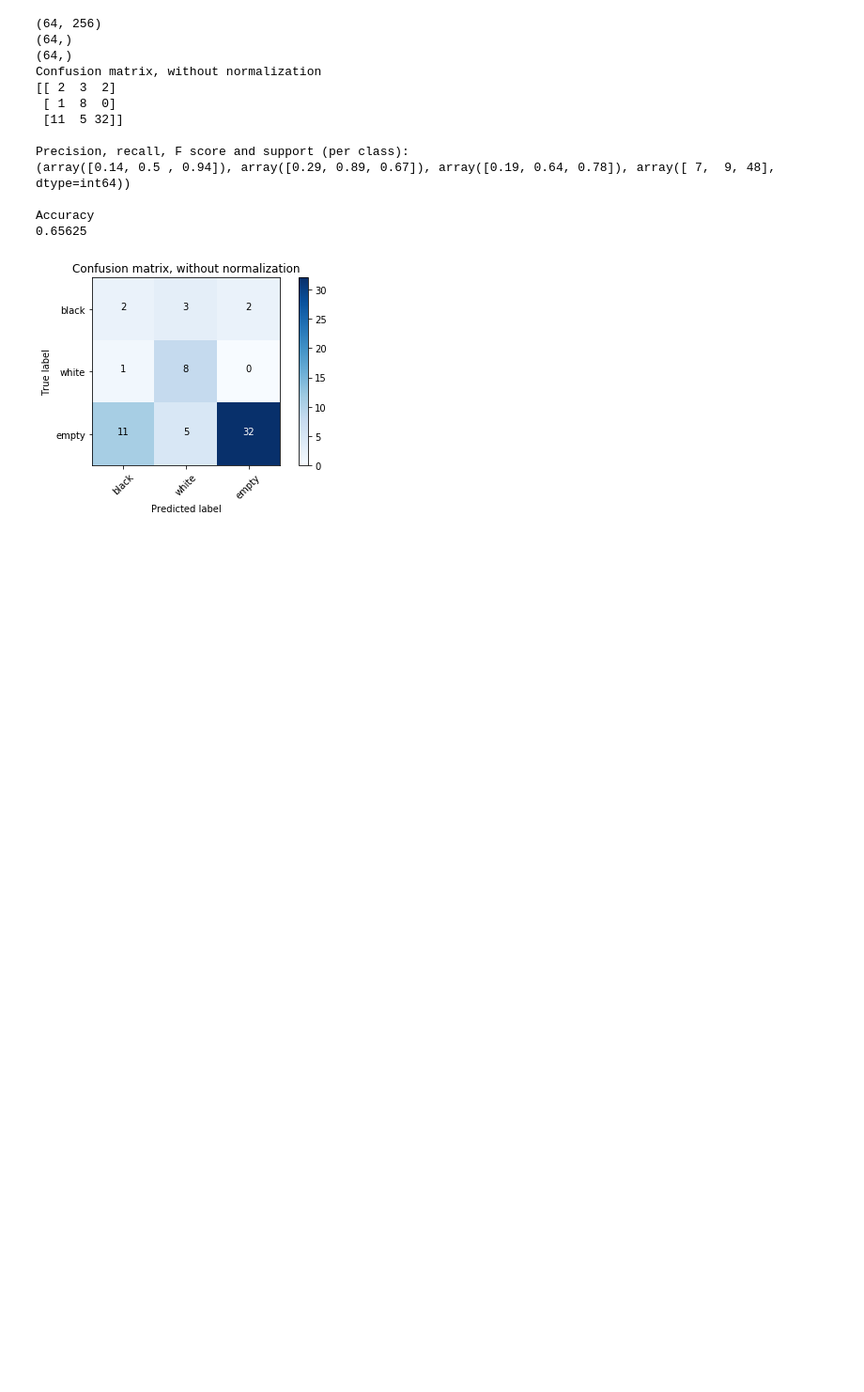
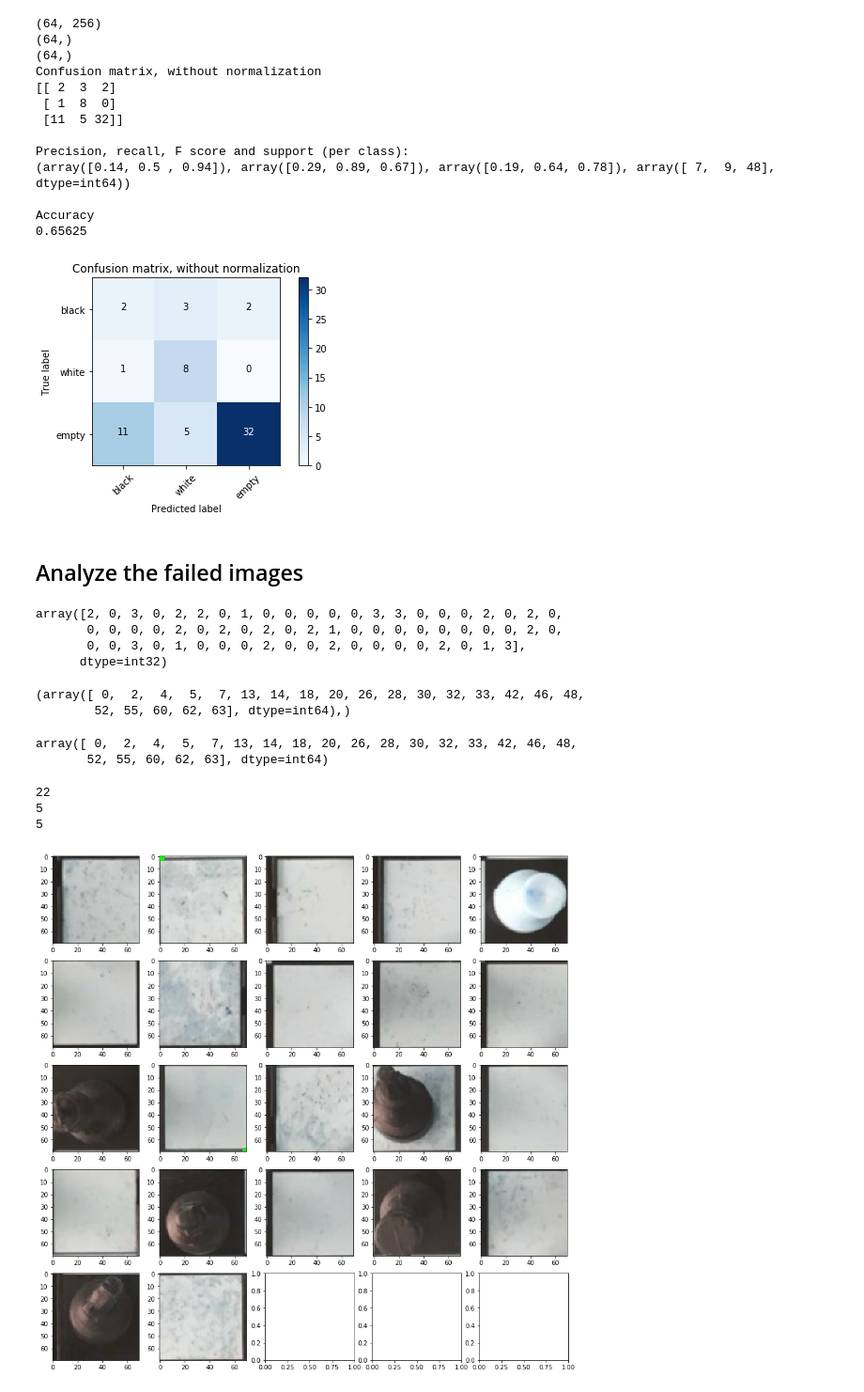
Before and after one commit to ace-racer/Extending-Board-Games-using-deep-learning, a Jupyter notebook: chess_piece_detection/3_class_classifier/Resized Image piece color detection.ipynb, the cells around one changed output. Shown: that part at 94% size. Cells and saved outputs as stored; diff of their text form; code cells hidden in the pictures; blank space fills up the shorter version.

```diff
--- a/chess_piece_detection/3_class_classifier/Resized Image piece color detection.ipynb
+++ b/chess_piece_detection/3_class_classifier/Resized Image piece color detection.ipynb
@@ -51,6 +111,6 @@ def get_features_labels(data_path):
 # %%
-X_train, y_train = get_features_labels("H:\\AR-ExtendingOnlineGames\\data\\chess_pieces_data\\Chess ID Public Data\\train")
-X_test, y_test = get_features_labels("H:\\AR-ExtendingOnlineGames\\data\\chess_pieces_data\\Chess ID Public Data\\test")
+X_train, y_train, _ = get_features_labels("H:\\AR-ExtendingOnlineGames\\data\\chess_pieces_data\\Chess ID Public Data\\train")
+X_test, y_test, _ = get_features_labels("H:\\AR-ExtendingOnlineGames\\data\\chess_pieces_data\\Chess ID Public Data\\test")
 print(X_train.shape)
 print(y_train.shape)
 print(X_test.shape)
@@ -138,7 +198,7 @@ Accuracy
 # %% [markdown]
 ## Check predictions on the images taken on my chess board
 # %%
-X_new, y_new = get_features_labels("H:\\AR-ExtendingOnlineGames\\data\\myboard_images")
+X_new, y_new, X_new_images = get_features_labels("H:\\AR-ExtendingOnlineGames\\data\\myboard_images")
 print(X_new.shape)
 print(y_new.shape)
 
@@ -161,3 +221,55 @@ Precision, recall, F score and support (per class):
 Accuracy
 0.65625
 [figure]
+# %% [markdown]
+## Analyze the failed images
+# %%
+y_results = y_new ^ y_new_predictions
+y_results
+# %% [output]
+array([2, 0, 3, 0, 2, 2, 0, 1, 0, 0, 0, 0, 0, 3, 3, 0, 0, 0, 2, 0, 2, 0,
+       0, 0, 0, 0, 2, 0, 2, 0, 2, 0, 2, 1, 0, 0, 0, 0, 0, 0, 0, 0, 2, 0,
+       0, 0, 3, 0, 1, 0, 0, 0, 2, 0, 0, 2, 0, 0, 0, 0, 2, 0, 1, 3],
+      dtype=int32)
+# %%
+failed_image_indices = np.nonzero(y_results)
+failed_image_indices
+# %% [output]
+(array([ 0,  2,  4,  5,  7, 13, 14, 18, 20, 26, 28, 30, 32, 33, 42, 46, 48,
+        52, 55, 60, 62, 63], dtype=int64),)
+# %%
+failed_image_indices[0]
+# %% [output]
+array([ 0,  2,  4,  5,  7, 13, 14, 18, 20, 26, 28, 30, 32, 33, 42, 46, 48,
+       52, 55, 60, 62, 63], dtype=int64)
+# %%
+matplotlib.rcParams['figure.figsize'] = [15, 15]
+
+num_failed_images = len(failed_image_indices[0])
+num_images_per_row = 5
+num_rows = (num_failed_images // num_images_per_row) + 1
+
+print(num_failed_images)
+print(num_rows)
+print(num_images_per_row)
+
+
+fig, axes = plt.subplots(num_rows, num_images_per_row)
+
+current_image_idx = 0
+
+
+for itr in range(num_rows):
+    #print(itr)
+    for jtr in range(num_images_per_row):
+        if current_image_idx == num_failed_images:
+            break
+
+        axes[itr, jtr].imshow(X_new_images[failed_image_indices[0][current_image_idx]], cmap='gray')
+        #print(current_image_idx)
+        current_image_idx += 1
+# %% [output]
+22
+5
+5
+[figure, added]
```
Also changed, not shown: parts of 9 cells of this notebook.
